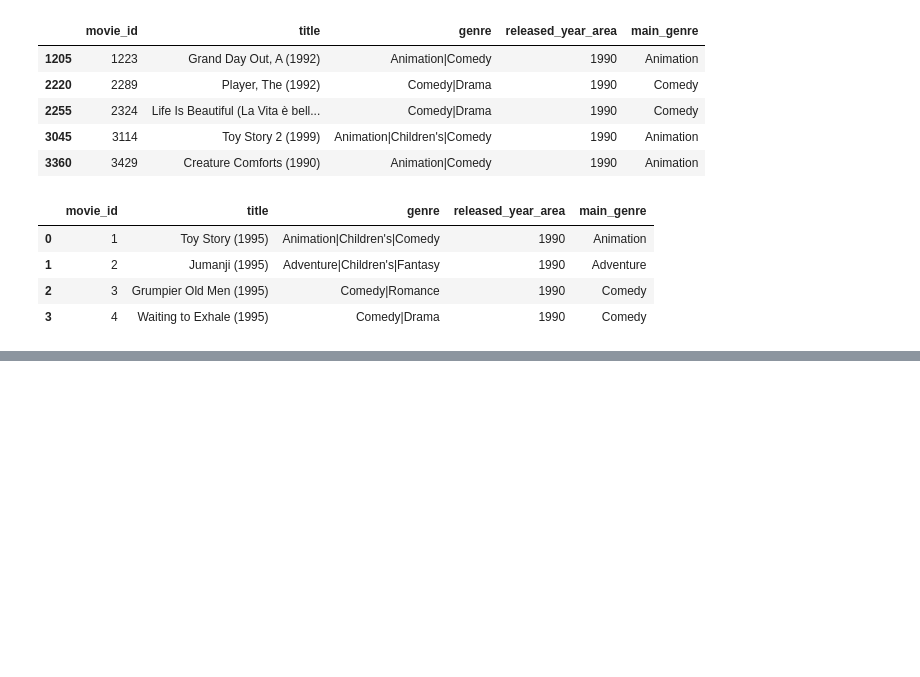
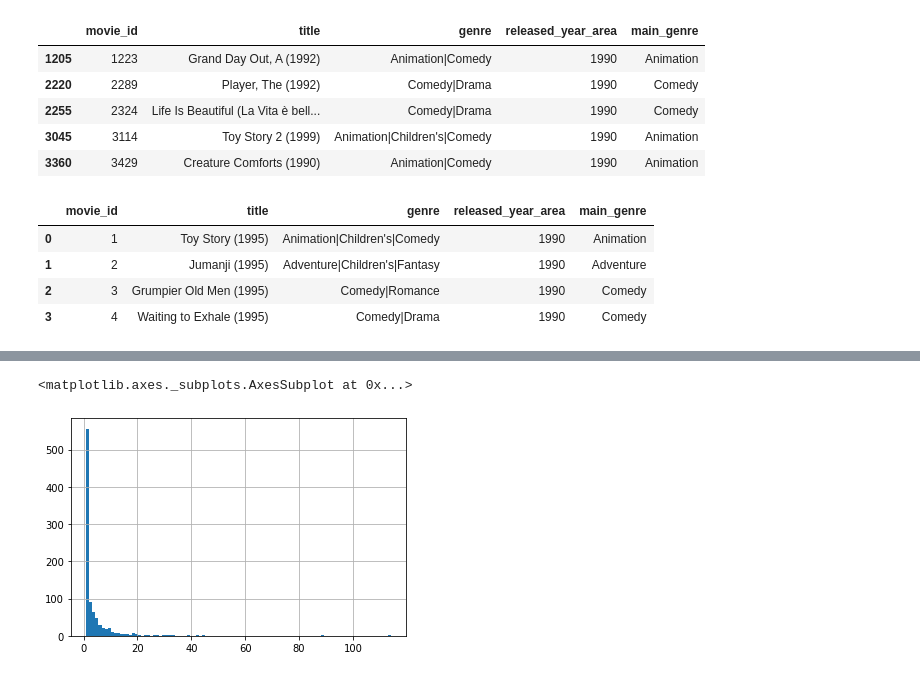
Before and after one commit to Vaycold/Python_ML, a Jupyter notebook: Reco_Algo/Embedding&Ranking.ipynb, the cells around one changed output, grey strips where cells are left out. Saved outputs shown, nothing was run; the diff lists cells and outputs as text; code cells hidden in the pictures; blank space fills up the shorter version.

```diff
--- a/Reco_Algo/Embedding&Ranking.ipynb
+++ b/Reco_Algo/Embedding&Ranking.ipynb
@@ -324,0 +320,5 @@ not_in_count
+# %%
+# 평균 평점 기반 popular 후보군 추출
+
+mean_rating = rating_df.groupby('movie_id')['rating'].agg(['mean','count'])
+mean_rating
@@ -324,0 +355,5 @@ not_in_count
+# %%
+mean_rating['count'].value_counts().hist(bins=100)
+# %% [output]
+<matplotlib.axes._subplots.AxesSubplot at 0x...>
+[figure, added]
```
Also changed, not shown: parts of 29 cells of this notebook.
